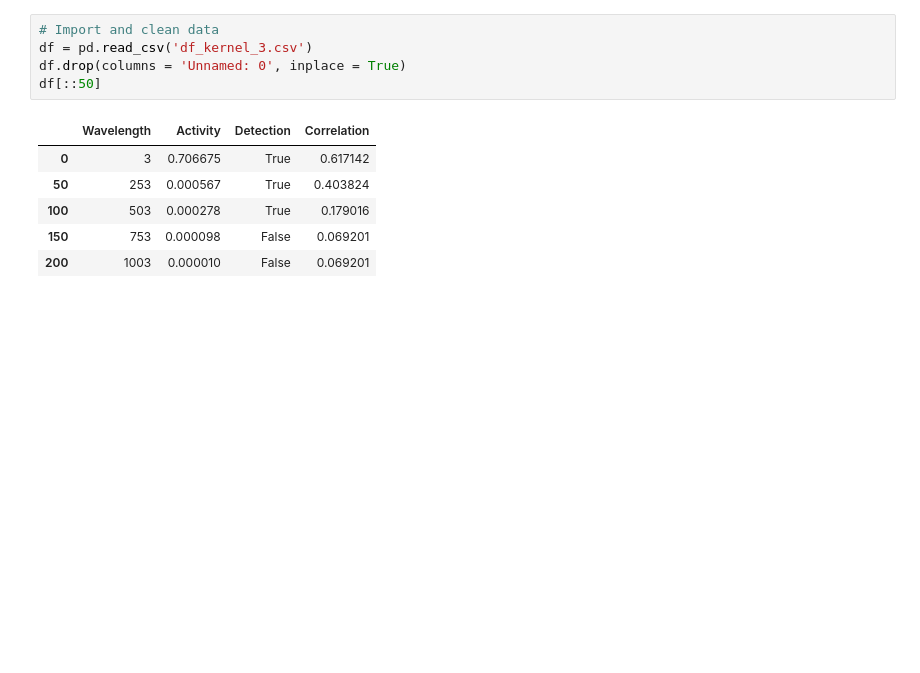
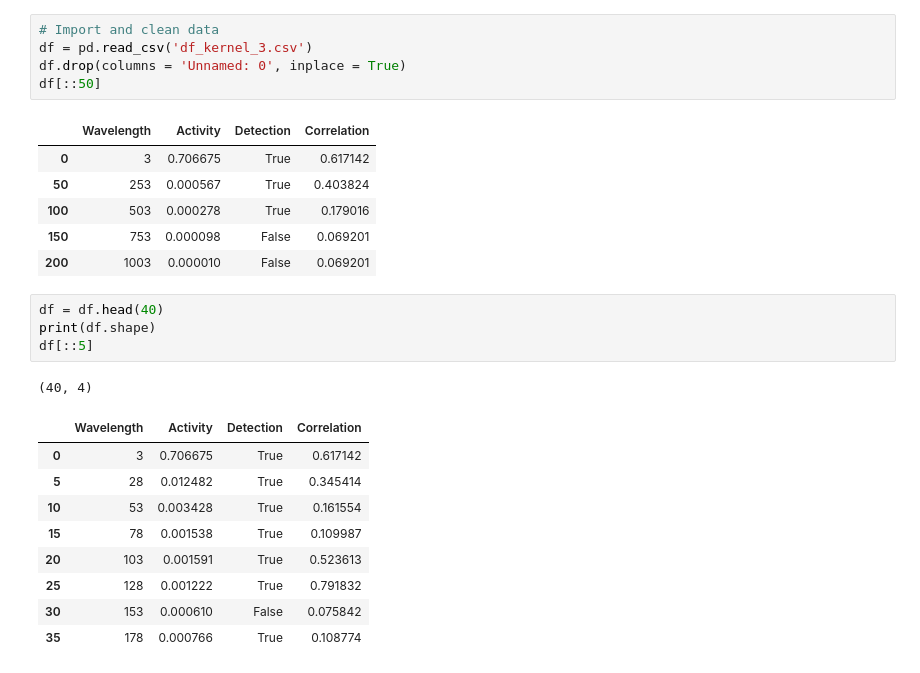
Before and after one commit to pjelusic26/fourier_to_spatial_activity, a Jupyter notebook: e0_kernel_3.ipynb, the cells around one changed output. Saved outputs shown, nothing was run; the diff lists cells and outputs as text; blank space fills up the shorter version.

```diff
--- a/e0_kernel_3.ipynb
+++ b/e0_kernel_3.ipynb
@@ -18,6 +18,21 @@ df[::50]
 | 100 | 503 | 0.000278 | True | 0.179016 |
 | 150 | 753 | 0.000098 | False | 0.069201 |
 | 200 | 1003 | 0.000010 | False | 0.069201 |
+# %%
+df = df.head(40)
+print(df.shape)
+df[::5]
+# %% [output]
+(40, 4)
+|  | Wavelength | Activity | Detection | Correlation |
+| 0 | 3 | 0.706675 | True | 0.617142 |
+| 5 | 28 | 0.012482 | True | 0.345414 |
+| 10 | 53 | 0.003428 | True | 0.161554 |
+| 15 | 78 | 0.001538 | True | 0.109987 |
+| 20 | 103 | 0.001591 | True | 0.523613 |
+| 25 | 128 | 0.001222 | True | 0.791832 |
+| 30 | 153 | 0.000610 | False | 0.075842 |
+| 35 | 178 | 0.000766 | True | 0.108774 |
 # %%
 # Plot
 figure(figsize = (35, 15))
```
Also changed, not shown: parts of 3 cells of this notebook, 7 other files.
